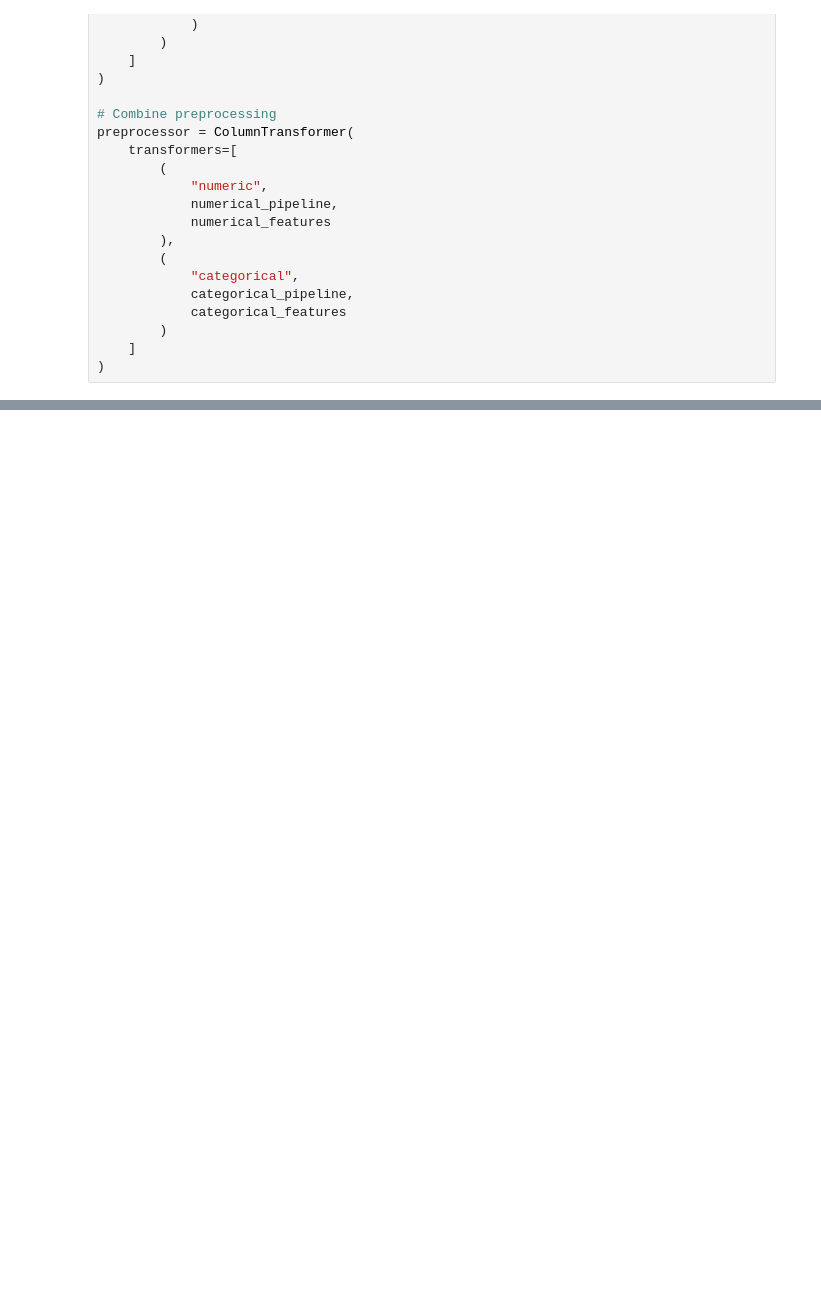
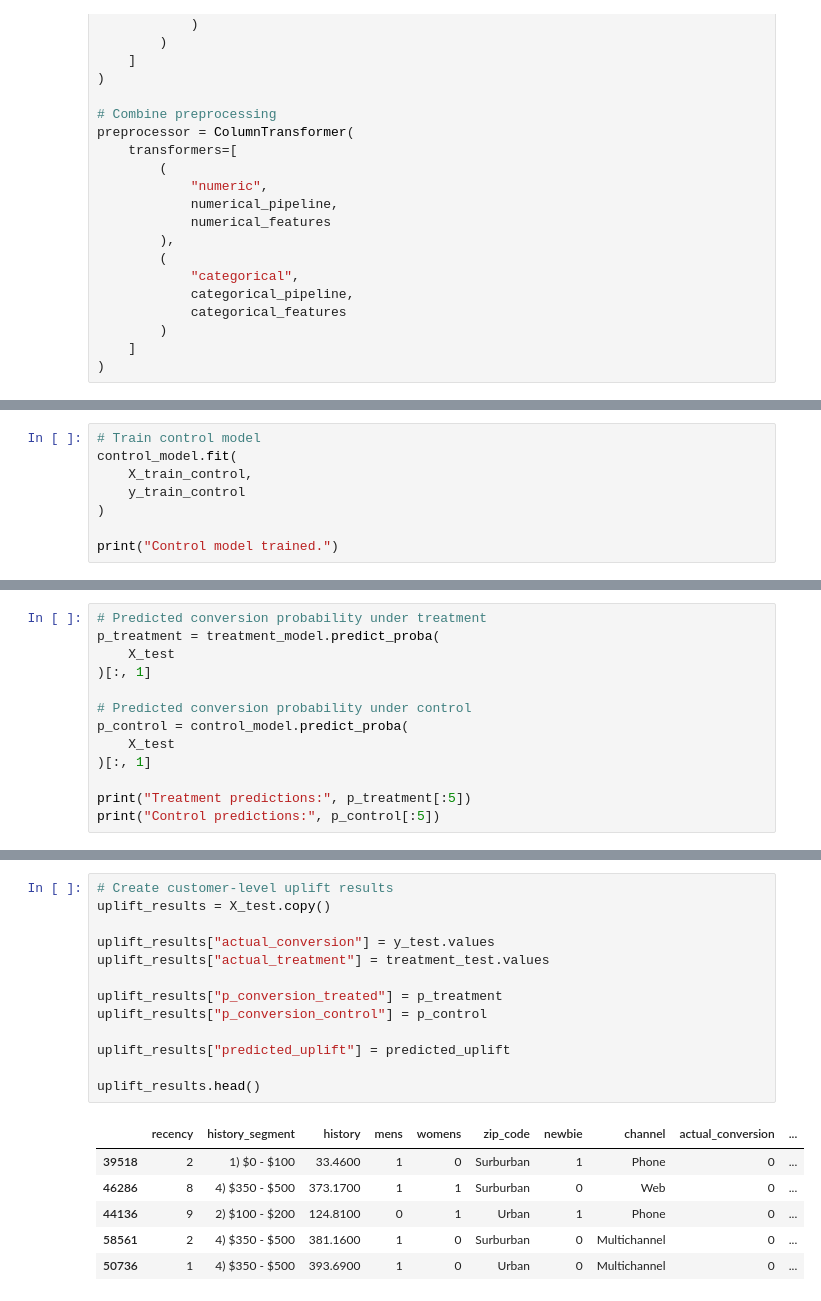
Before and after one commit to Phiziics/Product_ml, a Jupyter notebook: ab_testing/hillstrom-ab-testing/notebooks/03_uplift_modeling.ipynb, the cells around one changed output, grey strips where cells are left out. Saved outputs shown, nothing was run; the diff lists cells and outputs as text; blank space fills up the shorter version.

```diff
--- a/ab_testing/hillstrom-ab-testing/notebooks/03_uplift_modeling.ipynb
+++ b/ab_testing/hillstrom-ab-testing/notebooks/03_uplift_modeling.ipynb
@@ -347,0 +444,8 @@ preprocessor = ColumnTransformer(
+# %%
+# Train control model
+control_model.fit(
+    X_train_control,
+    y_train_control
+)
+
+print("Control model trained.")
@@ -347,0 +467,13 @@ preprocessor = ColumnTransformer(
+# %%
+# Predicted conversion probability under treatment
+p_treatment = treatment_model.predict_proba(
+    X_test
+)[:, 1]
+
+# Predicted conversion probability under control
+p_control = control_model.predict_proba(
+    X_test
+)[:, 1]
+
+print("Treatment predictions:", p_treatment[:5])
+print("Control predictions:", p_control[:5])
@@ -347,0 +496,20 @@ preprocessor = ColumnTransformer(
+# %%
+# Create customer-level uplift results
+uplift_results = X_test.copy()
+
+uplift_results["actual_conversion"] = y_test.values
+uplift_results["actual_treatment"] = treatment_test.values
+
+uplift_results["p_conversion_treated"] = p_treatment
+uplift_results["p_conversion_control"] = p_control
+
+uplift_results["predicted_uplift"] = predicted_uplift
+
+uplift_results.head()
+# %% [output]
+|  | recency | history_segment | history | mens | womens | zip_code | newbie | channel | actual_conversion | ... |
+| 39518 | 2 | 1) $0 - $100 | 33.4600 | 1 | 0 | Surburban | 1 | Phone | 0 | ... |
+| 46286 | 8 | 4) $350 - $500 | 373.1700 | 1 | 1 | Surburban | 0 | Web | 0 | ... |
+| 44136 | 9 | 2) $100 - $200 | 124.8100 | 0 | 1 | Urban | 1 | Phone | 0 | ... |
+| 58561 | 2 | 4) $350 - $500 | 381.1600 | 1 | 0 | Surburban | 0 | Multichannel | 0 | ... |
+| 50736 | 1 | 4) $350 - $500 | 393.6900 | 1 | 0 | Urban | 0 | Multichannel | 0 | ... |
```
Also changed, not shown: parts of 33 cells of this notebook.
